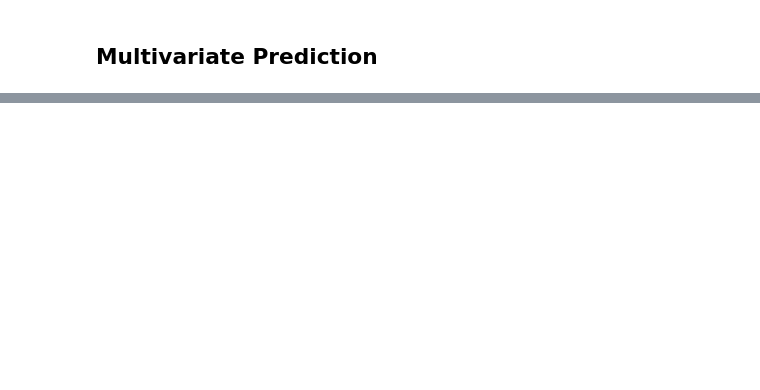
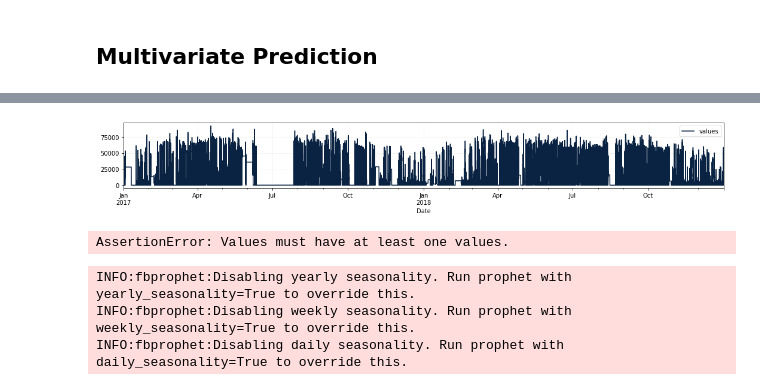
Before and after one commit to timeatlas-dev/timeatlas, a Jupyter notebook: notebooks/model-with-prophet.ipynb, the cells around one changed output, grey strips where cells are left out. Cells and saved outputs as stored; diff of their text form; code cells hidden in the pictures; blank space fills up the shorter version.

```diff
--- a/notebooks/model-with-prophet.ipynb
+++ b/notebooks/model-with-prophet.ipynb
@@ -179,0 +60,17 @@ df
+# %%
+# Temperature
+ts_1 = pd.read_csv("../data/bbdata-weather/4652.csv")
+ts_1 = pd.DataFrame(data=ts_1["value"].values,
+                         index=pd.to_datetime(ts_1["timestamp"]).values)
+ts_1.index = ts_1.index.round("S")
+ts_1 = ta.TimeSeries(ts_1)
+
+# Luminosity
+ts_2 = pd.read_csv("../data/bbdata-weather/4914.csv")
+ts_2 = pd.DataFrame(data=ts_2["value"].values,
+                         index=pd.to_datetime(ts_2["timestamp"]).values)
+ts_2.index = ts_2.index.round("S")
+ts_2 = ta.TimeSeries(ts_2)
+
+# Create the TSD
+tsd = ta.TimeSeriesDataset([ts_1, ts_2])
@@ -179,0 +82,2 @@ df
+# %%
+tsd = tsd.resample("min", method="pad").regularize("][")
@@ -179,0 +144,8 @@ df
+# %%
+tsd[["2017":"2018"]].plot()
+# %% [output]
+[figure, added]
+# %%
+X_train, X_test = tsd.split_at("01-02-2020")
+# %% [output]
+AssertionError: Values must have at least one values.
@@ -179,0 +155,6 @@ df
+# %%
+multivariate_model.fit(X_train, 0)
+# %% [output]
+INFO:fbprophet:Disabling yearly seasonality. Run prophet with yearly_seasonality=True to override this.
+INFO:fbprophet:Disabling weekly seasonality. Run prophet with weekly_seasonality=True to override this.
+INFO:fbprophet:Disabling daily seasonality. Run prophet with daily_seasonality=True to override this.
```
Also changed, not shown: parts of 38 cells of this notebook, 4 other files.
